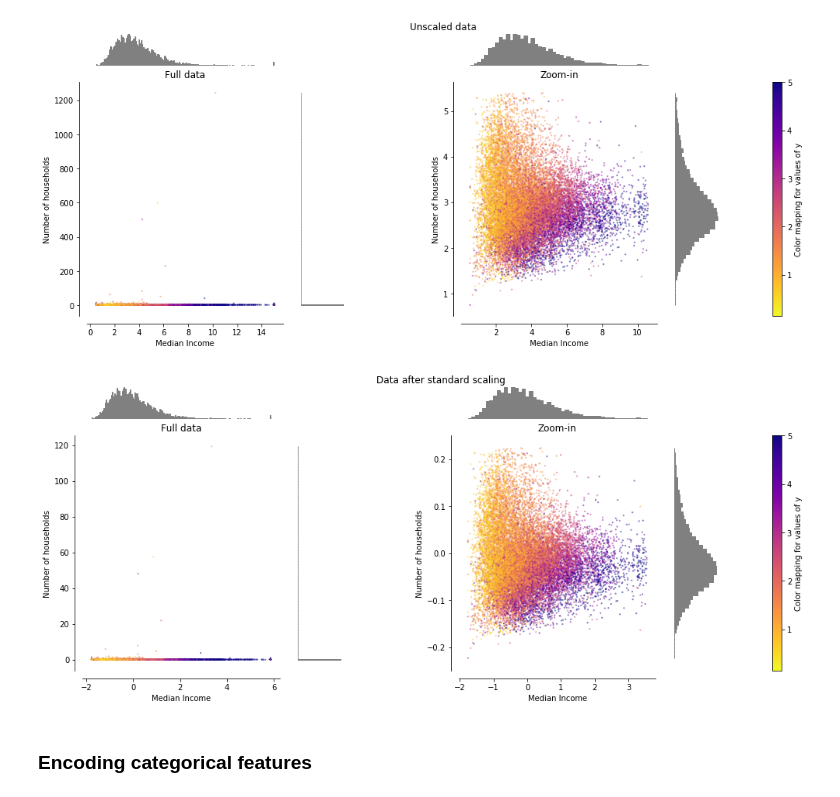
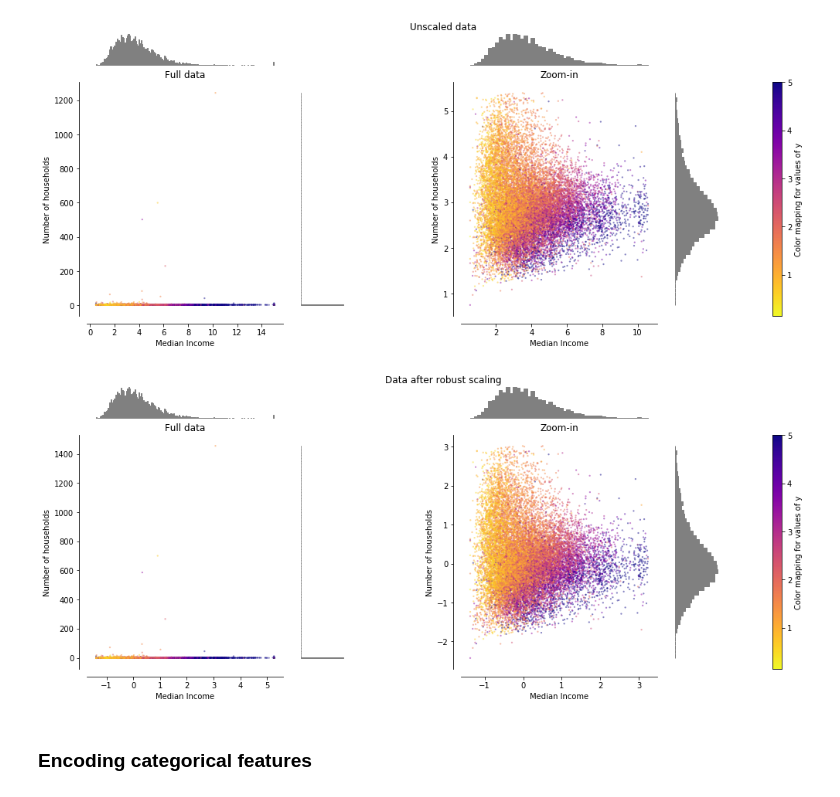
Before and after one commit to grafft/hse-tasks, a Jupyter notebook: minor-aml-17/seminar3/3_missing.ipynb, the cells around one changed output. Drawn from its saved outputs; the diff is of its cells as text; code cells hidden in the pictures.

```diff
--- a/minor-aml-17/seminar3/3_missing.ipynb
+++ b/minor-aml-17/seminar3/3_missing.ipynb
@@ -238,9 +236,9 @@ make_plot(0)
 # %% [output]
 [figure]
 # %%
-make_plot(1)
+make_plot(4)
 # %% [output]
-[figure, old version]
+[figure, new version]
 # %% [markdown]
 ### Encoding categorical features
 # %% [markdown]
```
Also changed, not shown: parts of 1 cell of this notebook, 4 other files.
